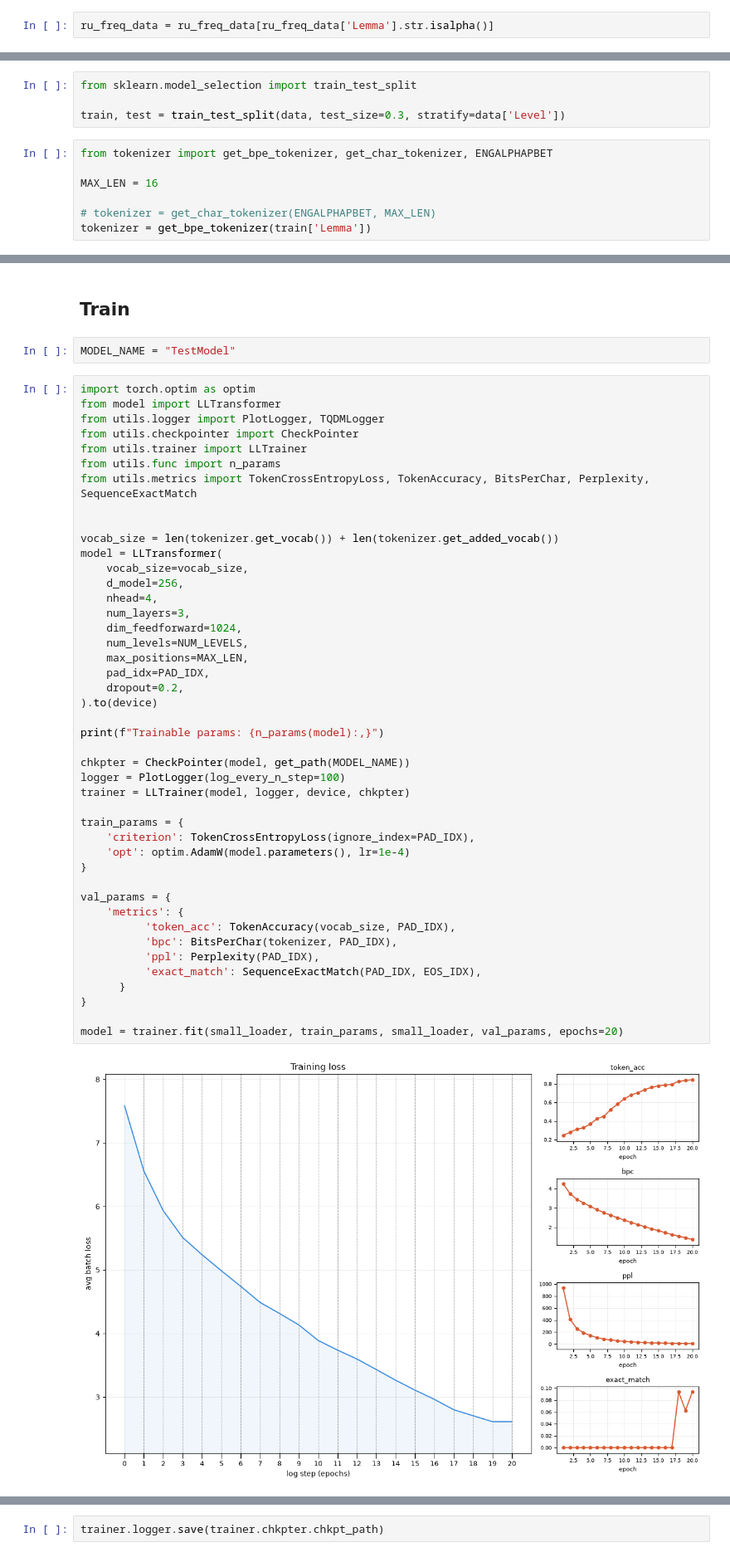
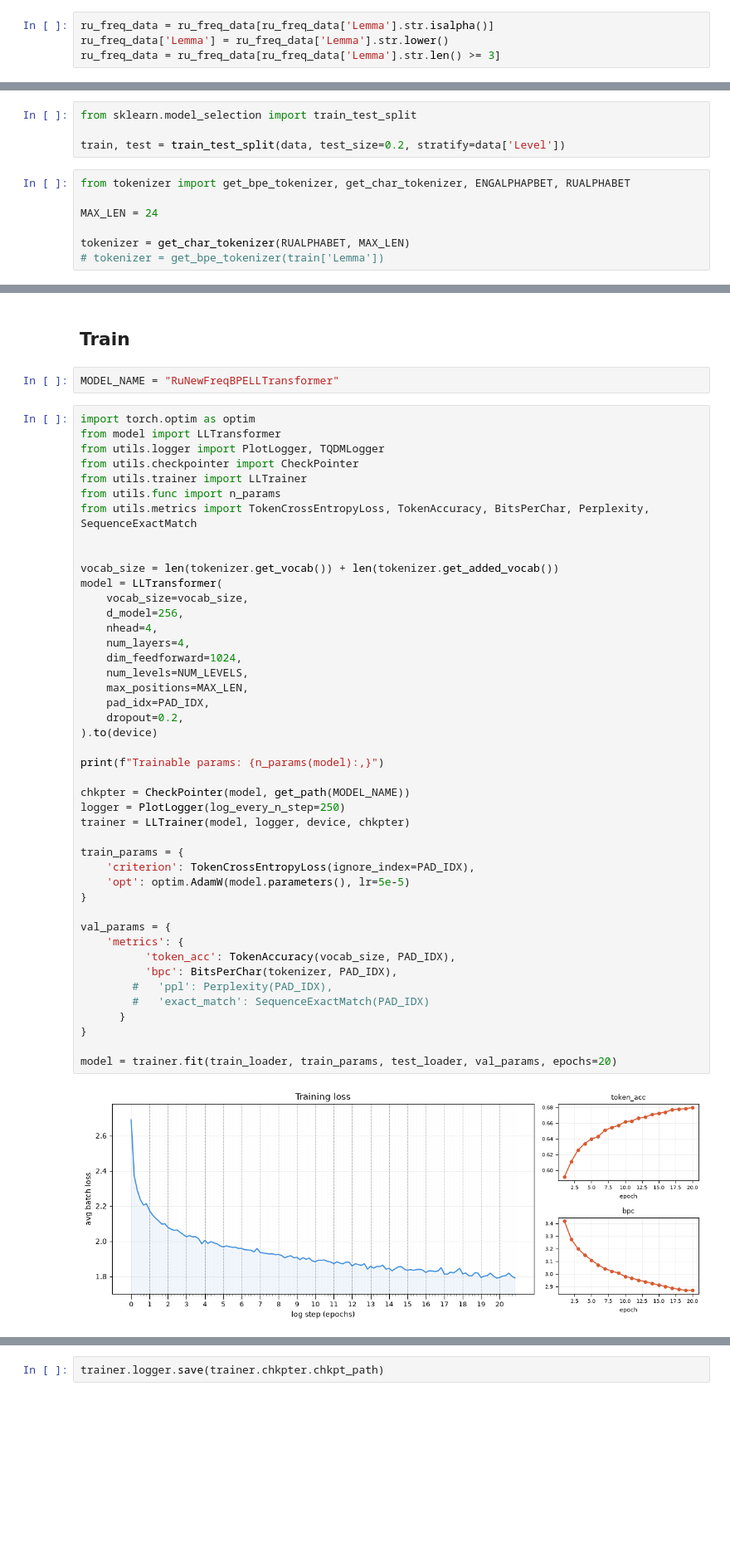
Before and after one commit to TerbiumTB/BilingulalTest, a Jupyter notebook: lemma_level_lang/training.ipynb, the cells around one changed output, grey strips where cells are left out. Shown at 83% size. Cells and saved outputs as stored; diff of their text form; blank space fills up the shorter version.

Commit message:
more models

```diff
--- a/lemma_level_lang/training.ipynb
+++ b/lemma_level_lang/training.ipynb
@@ -20,3 +20,5 @@ ru_freq_data.head()
 | 4 | аа | intj | 1.5 | 47 | 80 | 68 |
 # %%
 ru_freq_data = ru_freq_data[ru_freq_data['Lemma'].str.isalpha()]
+ru_freq_data['Lemma'] = ru_freq_data['Lemma'].str.lower()
+ru_freq_data = ru_freq_data[ru_freq_data['Lemma'].str.len() >= 3]
@@ -111,14 +138,14 @@ data = ru_freq_data
 # %%
 from sklearn.model_selection import train_test_split
 
-train, test = train_test_split(data, test_size=0.3, stratify=data['Level'])
+train, test = train_test_split(data, test_size=0.2, stratify=data['Level'])
 # %%
-from tokenizer import get_bpe_tokenizer, get_char_tokenizer, ENGALPHAPBET
+from tokenizer import get_bpe_tokenizer, get_char_tokenizer, ENGALPHAPBET, RUALPHABET
 
-MAX_LEN = 16
+MAX_LEN = 24
 
-# tokenizer = get_char_tokenizer(ENGALPHAPBET, MAX_LEN)
-tokenizer = get_bpe_tokenizer(train['Lemma'])
+tokenizer = get_char_tokenizer(RUALPHABET, MAX_LEN)
+# tokenizer = get_bpe_tokenizer(train['Lemma'])
 # %%
 PAD_IDX = tokenizer.pad_token_id
 BOS_IDX = tokenizer.bos_token_id
@@ -171,7 +198,7 @@ def get_model_device(model: nn.Module):
 # %% [markdown]
 ## Train
 # %%
-MODEL_NAME = "TestModel"
+MODEL_NAME = "RuNewFreqBPELLTransformer"
 # %%
 import torch.optim as optim
 from model import LLTransformer
@@ -184,38 +211,38 @@ from utils.metrics import TokenCrossEntropyLoss, TokenAccuracy, BitsPerChar, Per
 
 vocab_size = len(tokenizer.get_vocab()) + len(tokenizer.get_added_vocab())
 model = LLTransformer(
     vocab_size=vocab_size,
     d_model=256,
     nhead=4,
-    num_layers=3,
+    num_layers=4,
     dim_feedforward=1024,
     num_levels=NUM_LEVELS,
     max_positions=MAX_LEN,
     pad_idx=PAD_IDX,
     dropout=0.2,
 ).to(device)
 
 print(f"Trainable params: {n_params(model):,}")
 
 chkpter = CheckPointer(model, get_path(MODEL_NAME))
-logger = PlotLogger(log_every_n_step=100)
+logger = PlotLogger(log_every_n_step=250)
 trainer = LLTrainer(model, logger, device, chkpter)
 
 train_params = {
     'criterion': TokenCrossEntropyLoss(ignore_index=PAD_IDX),
-    'opt': optim.AdamW(model.parameters(), lr=1e-4)
+    'opt': optim.AdamW(model.parameters(), lr=5e-5)
 }
 
 val_params = {
     'metrics': {
           'token_acc': TokenAccuracy(vocab_size, PAD_IDX),
           'bpc': BitsPerChar(tokenizer, PAD_IDX),
-          'ppl': Perplexity(PAD_IDX),
-          'exact_match': SequenceExactMatch(PAD_IDX, EOS_IDX),
+        #   'ppl': Perplexity(PAD_IDX),
+        #   'exact_match': SequenceExactMatch(PAD_IDX)
       }
 }
 
-model = trainer.fit(small_loader, train_params, small_loader, val_params, epochs=20)
+model = trainer.fit(train_loader, train_params, test_loader, val_params, epochs=20)
 # %% [output]
-[figure, old version]
+[figure, new version]
 # %%
```
Also changed, not shown: parts of 23 cells of this notebook, 6 other files.
